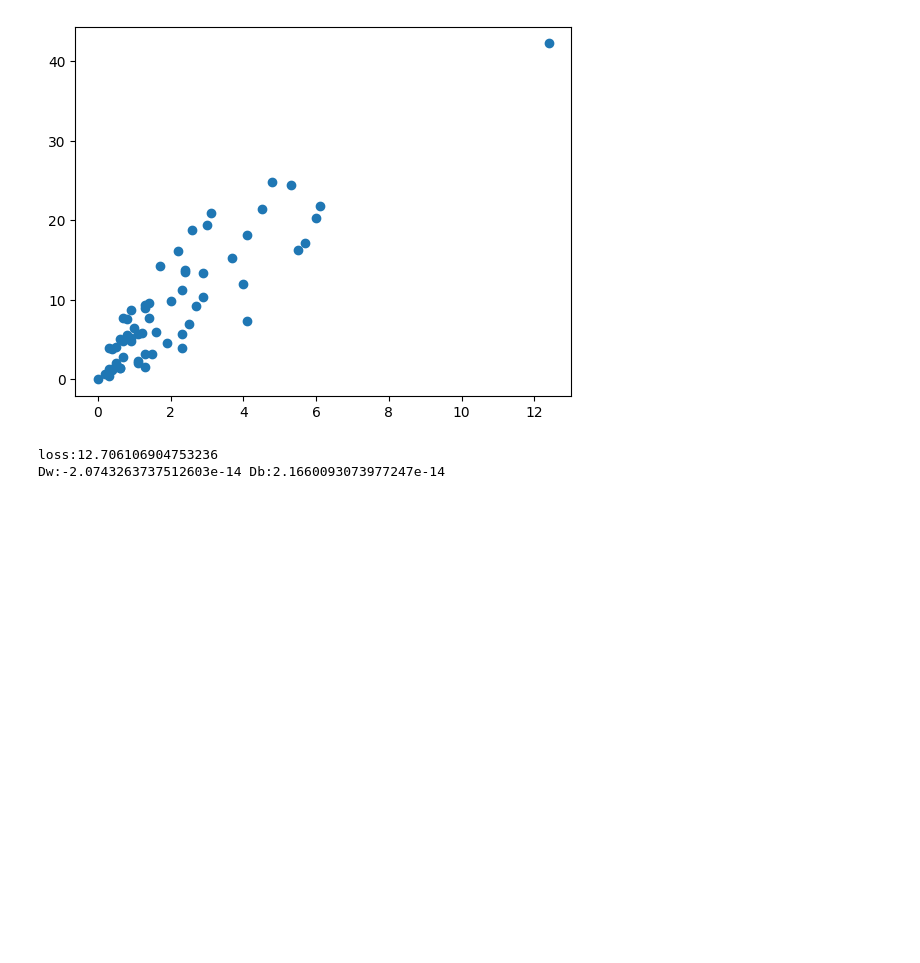
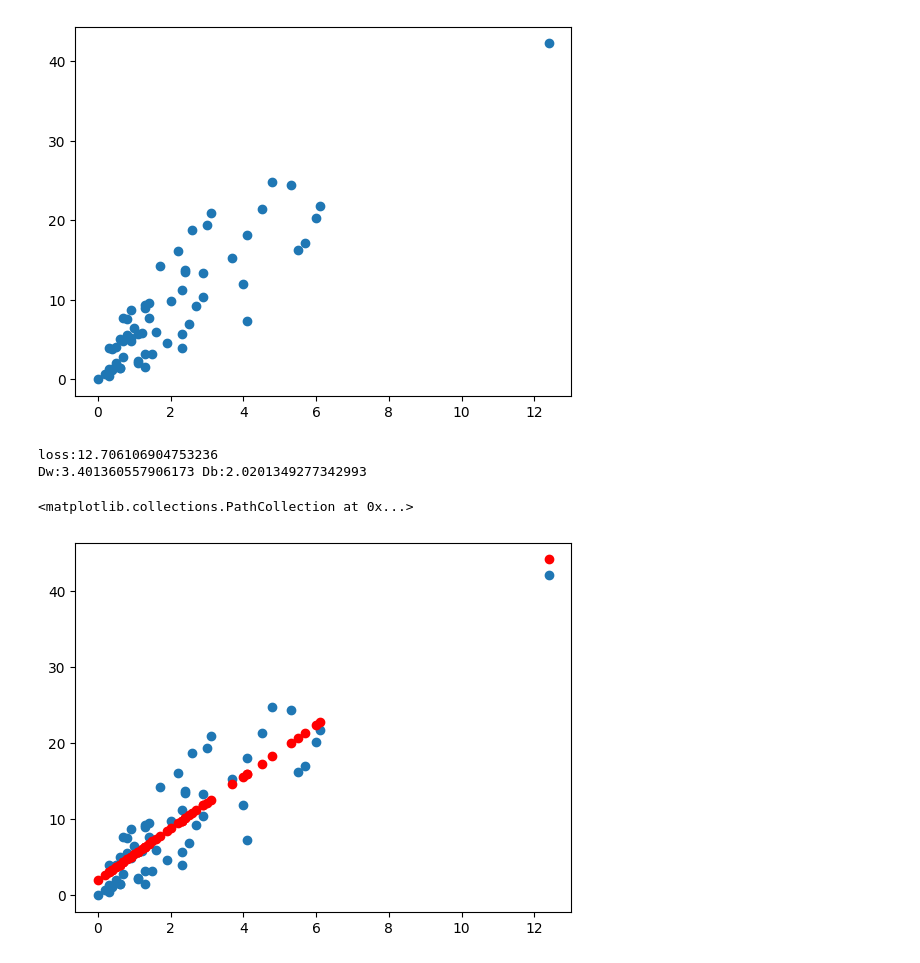
Before and after one commit to Bahrombekk/data, a Jupyter notebook: LINEAR_REGRESSION_TEST.ipynb, the cells around one changed output. Saved outputs shown, nothing was run; the diff lists cells and outputs as text; code cells hidden in the pictures; blank space fills up the shorter version.

```diff
--- a/LINEAR_REGRESSION_TEST.ipynb
+++ b/LINEAR_REGRESSION_TEST.ipynb
@@ -270,7 +270,13 @@ for i in range(epoch):
   b=b-Db*l
 plt.show()
 print(f"loss:{mse}")
-print(f"Dw:{Dw} Db:{Db}")
+print(f"Dw:{w} Db:{b}")
 # %% [output]
 loss:12.706106904753236
-Dw:-2.0743263737512603e-14 Db:2.1660093073977247e-14
+Dw:3.401360557906173 Db:2.0201349277342993
+# %%
+plt.scatter(x3,y3)
+plt.scatter(x3,y_hat,c="r")
+# %% [output]
+<matplotlib.collections.PathCollection at 0x...>
+[figure, added]
```
Also changed, not shown: parts of 6 cells of this notebook.
